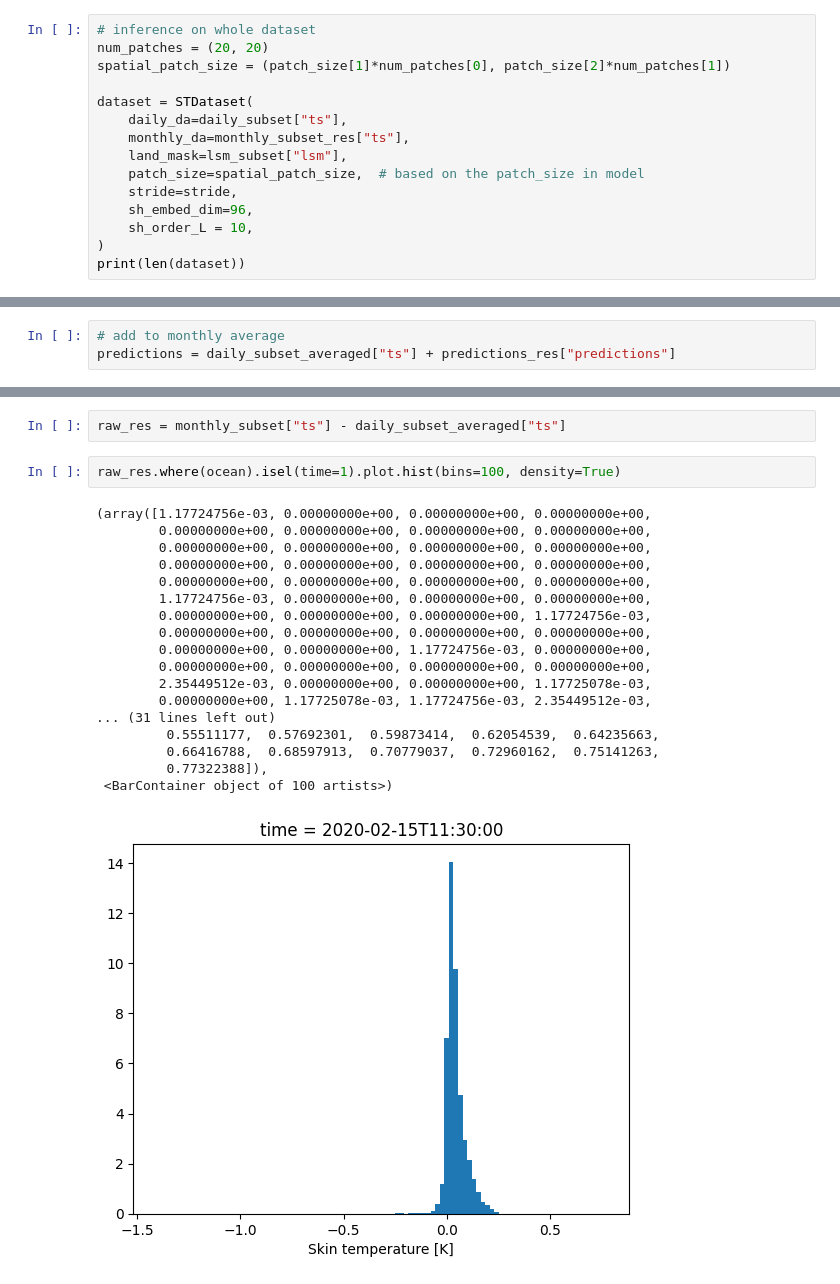
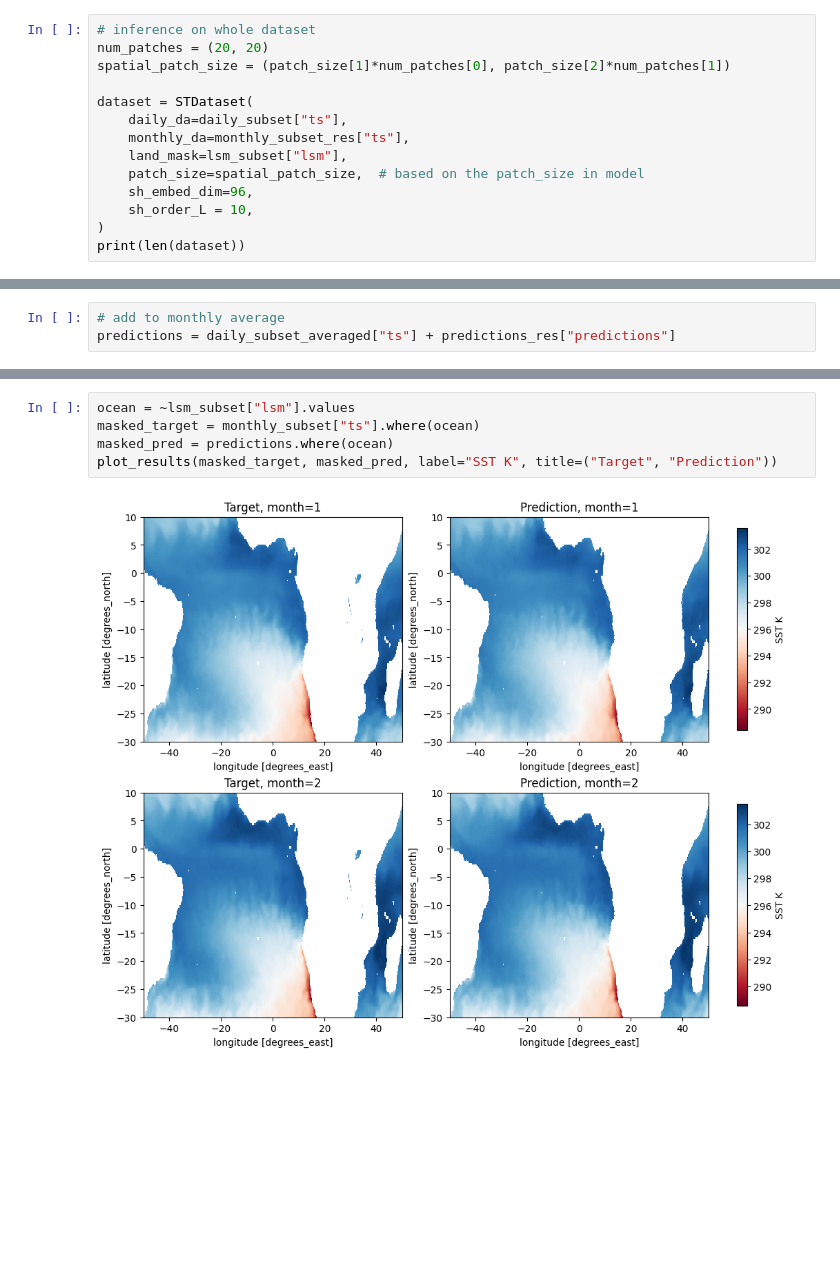
Before and after one commit to ESMValGroup/ClimaNet, a Jupyter notebook: notebooks/example.ipynb, the cells around one changed output, grey strips where cells are left out. Cells and saved outputs as stored; diff of their text form; blank space fills up the shorter version.

```diff
--- a/notebooks/example.ipynb
+++ b/notebooks/example.ipynb
@@ -136,7 +142,6 @@ dataset = STDataset(
     monthly_da=monthly_subset_res["ts"],
     land_mask=lsm_subset["lsm"],
     patch_size=spatial_patch_size,  # based on the patch_size in model
-    stride=stride,
     sh_embed_dim=96,
     sh_order_L = 10,
 )
@@ -200,23 +161,7 @@ err.where(ocean).isel(time=1).plot.hist(bins=100, density=True)
-# %%
-raw_res = monthly_subset["ts"] - daily_subset_averaged["ts"]
-# %%
-raw_res.where(ocean).isel(time=1).plot.hist(bins=100, density=True)
-# %% [output]
-(array([1.17724756e-03, 0.00000000e+00, 0.00000000e+00, 0.00000000e+00,
-        0.00000000e+00, 0.00000000e+00, 0.00000000e+00, 0.00000000e+00,
-        0.00000000e+00, 0.00000000e+00, 0.00000000e+00, 0.00000000e+00,
-        0.00000000e+00, 0.00000000e+00, 0.00000000e+00, 0.00000000e+00,
-        0.00000000e+00, 0.00000000e+00, 0.00000000e+00, 0.00000000e+00,
-        1.17724756e-03, 0.00000000e+00, 0.00000000e+00, 0.00000000e+00,
-        0.00000000e+00, 0.00000000e+00, 0.00000000e+00, 1.17724756e-03,
-        0.00000000e+00, 0.00000000e+00, 0.00000000e+00, 0.00000000e+00,
-        0.00000000e+00, 0.00000000e+00, 1.17724756e-03, 0.00000000e+00,
-        0.00000000e+00, 0.00000000e+00, 0.00000000e+00, 0.00000000e+00,
-        2.35449512e-03, 0.00000000e+00, 0.00000000e+00, 1.17725078e-03,
-        0.00000000e+00, 1.17725078e-03, 1.17724756e-03, 2.35449512e-03,
-... (31 lines left out)
-         0.55511177,  0.57692301,  0.59873414,  0.62054539,  0.64235663,
-         0.66416788,  0.68597913,  0.70779037,  0.72960162,  0.75141263,
-         0.77322388]),
- <BarContainer object of 100 artists>)
-[figure, removed]
+# %%
+ocean = ~lsm_subset["lsm"].values
+masked_target = monthly_subset["ts"].where(ocean)
+masked_pred = predictions.where(ocean)
+plot_results(masked_target, masked_pred, label="SST K", title=("Target", "Prediction"))
+# %% [output]
+[figure, added]
```
Also changed, not shown: parts of 16 cells of this notebook.
